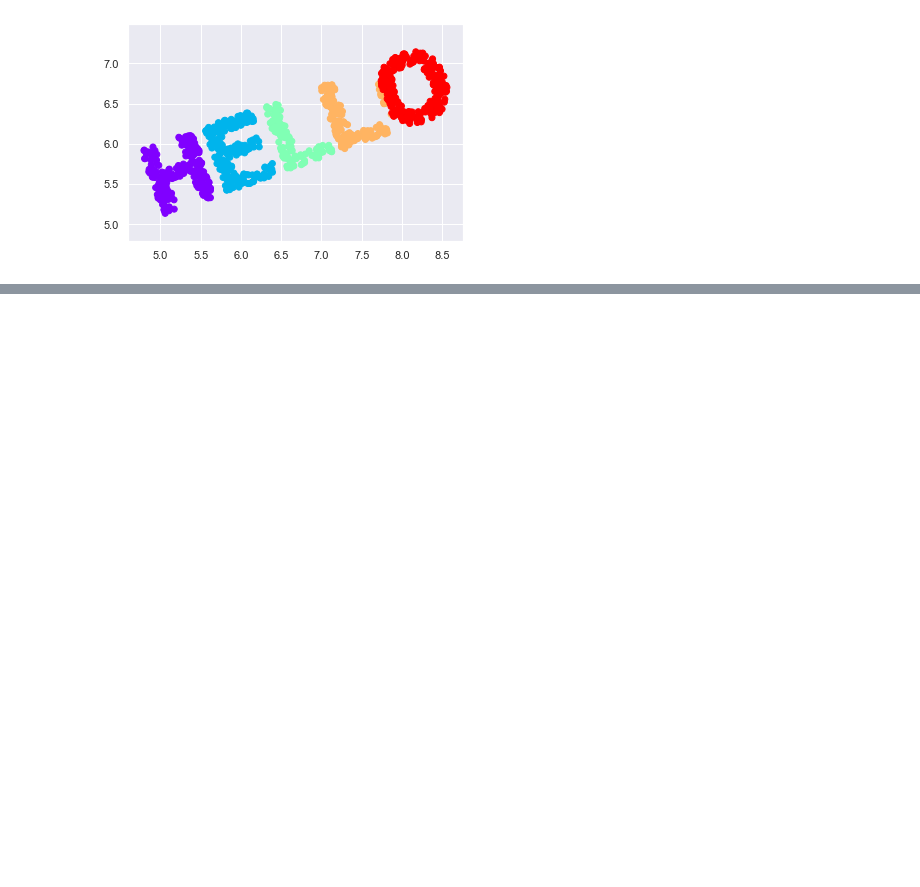
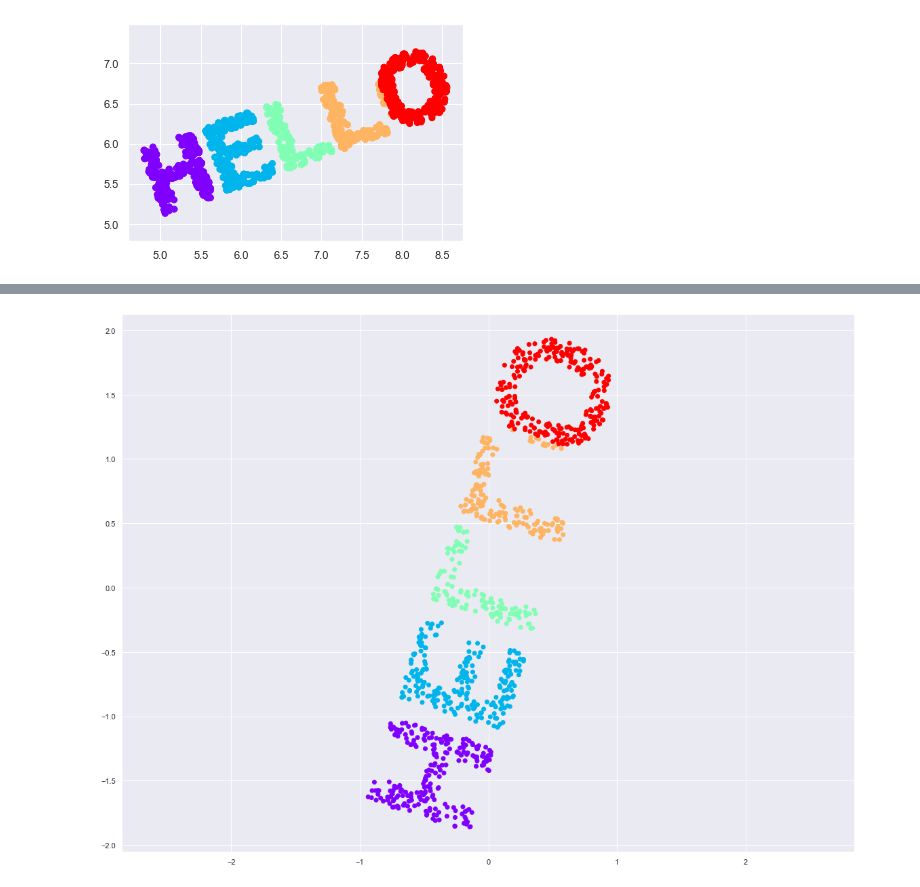
Before and after one commit to LucyLiu-UCSB/PythonReview, a Jupyter notebook: data science/sklearn_manifold.ipynb, the cells around one changed output, grey strips where cells are left out. Saved outputs shown, nothing was run; the diff lists cells and outputs as text; code cells hidden in the pictures; blank space fills up the shorter version.

```diff
--- a/data science/sklearn_manifold.ipynb
+++ b/data science/sklearn_manifold.ipynb
@@ -53,0 +107,11 @@ SyntaxError: invalid syntax (<ipython-input-11-4a2bdeebae5d>, line 1)
+# %%
+model = MDS(n_components=2, random_state=1)
+out3 = model.fit_transform(X3)
+# %%
+fig, ax = plt.subplots(figsize=(15, 11))
+fig.subplots_adjust(left=0, right=1, bottom=0, top=1)
+plt.scatter(out3[:, 0], out3[:, 1], **colorize)
+plt.axis('equal');
+fig.savefig('hello2D.png')
+# %% [output]
+[figure, added]
```
Also changed, not shown: parts of 17 cells of this notebook, 12 other files.
